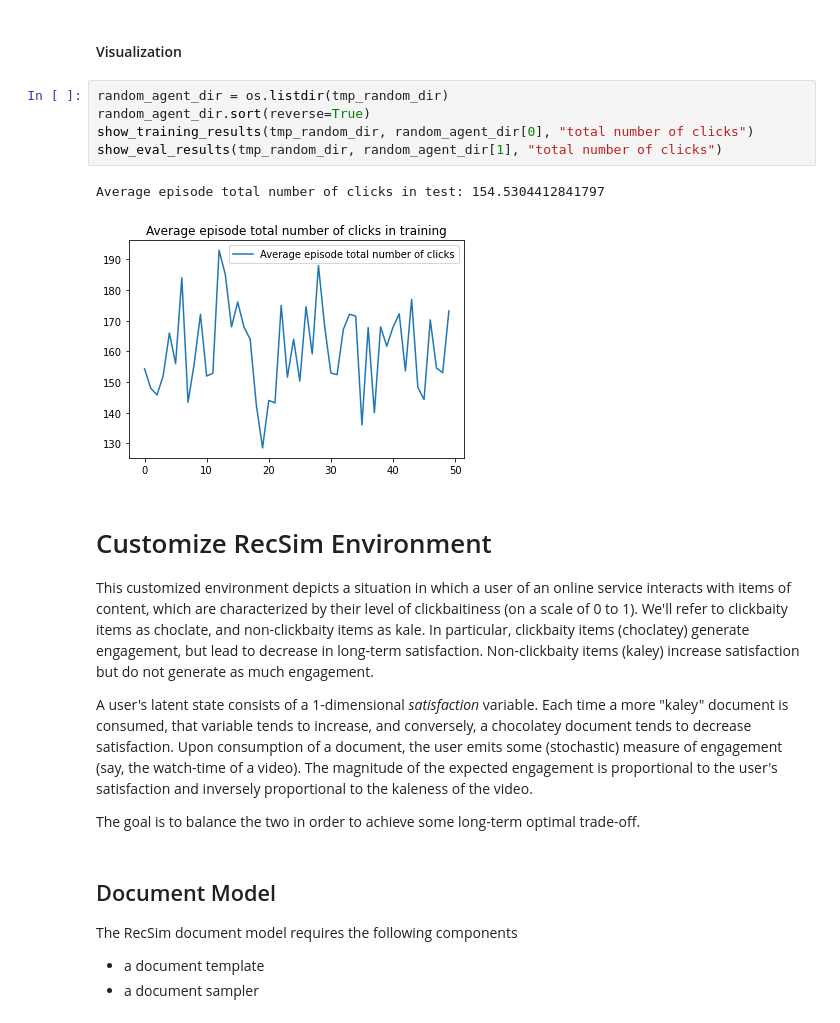
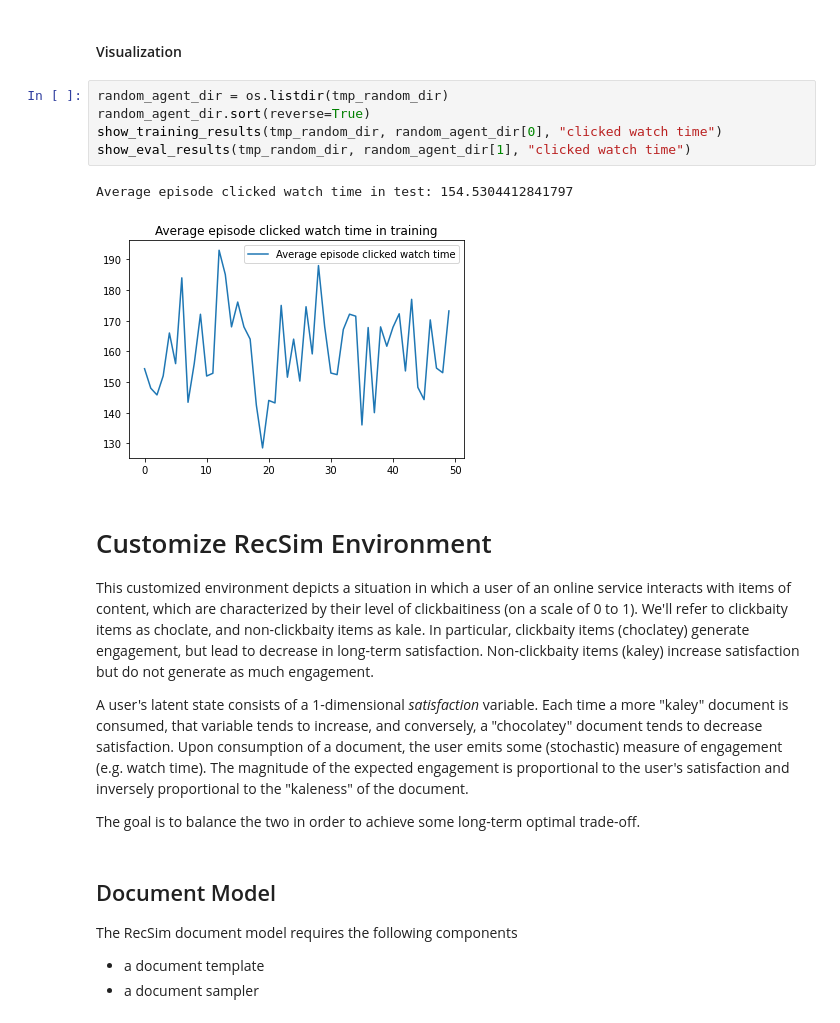
Before and after one commit to VectorInstitute/recommender_systems_project, a Jupyter notebook: rl_based_recsys/slateq_recsim.ipynb, the cells around one changed output. Cells and saved outputs as stored; diff of their text form.

```diff
--- a/rl_based_recsys/slateq_recsim.ipynb
+++ b/rl_based_recsys/slateq_recsim.ipynb
@@ -382,17 +384,17 @@ random_eval_runner.run_experiment()
 # %%
 random_agent_dir = os.listdir(tmp_random_dir)
 random_agent_dir.sort(reverse=True)
-show_training_results(tmp_random_dir, random_agent_dir[0], "total number of clicks")
-show_eval_results(tmp_random_dir, random_agent_dir[1], "total number of clicks")
+show_training_results(tmp_random_dir, random_agent_dir[0], "clicked watch time")
+show_eval_results(tmp_random_dir, random_agent_dir[1], "clicked watch time")
 # %% [output]
-Average episode total number of clicks in test: 154.5304412841797
+Average episode clicked watch time in test: 154.5304412841797
-[figure, old version]
+[figure, new version]
 # %% [markdown]
 # Customize RecSim Environment
 
 This customized environment depicts a situation in which a user of an online service interacts with items of content, which are characterized by their level of clickbaitiness (on a scale of 0 to 1). We'll refer to clickbaity items as choclate, and non-clickbaity items as kale. In particular, clickbaity items (choclatey) generate engagement, but lead to decrease in long-term satisfaction. Non-clickbaity items (kaley) increase satisfaction but do not generate as much engagement.
 
-A user's latent state consists of a 1-dimensional *satisfaction* variable. Each time a more "kaley" document is consumed, that variable tends to increase, and conversely, a chocolatey document tends to decrease satisfaction. Upon consumption of a document, the user emits some (stochastic) measure of engagement (say, the watch-time of a video). The magnitude of the expected engagement is proportional to the user's satisfaction and inversely proportional to the kaleness of the video.
+A user's latent state consists of a 1-dimensional *satisfaction* variable. Each time a more "kaley" document is consumed, that variable tends to increase, and conversely, a "chocolatey" document tends to decrease satisfaction. Upon consumption of a document, the user emits some (stochastic) measure of engagement (e.g. watch time). The magnitude of the expected engagement is proportional to the user's satisfaction and inversely proportional to the "kaleness" of the document.
 
 The goal is to balance the two in order to achieve some long-term optimal trade-off.
 # %% [markdown]
```
Also changed, not shown: parts of 13 cells of this notebook.
